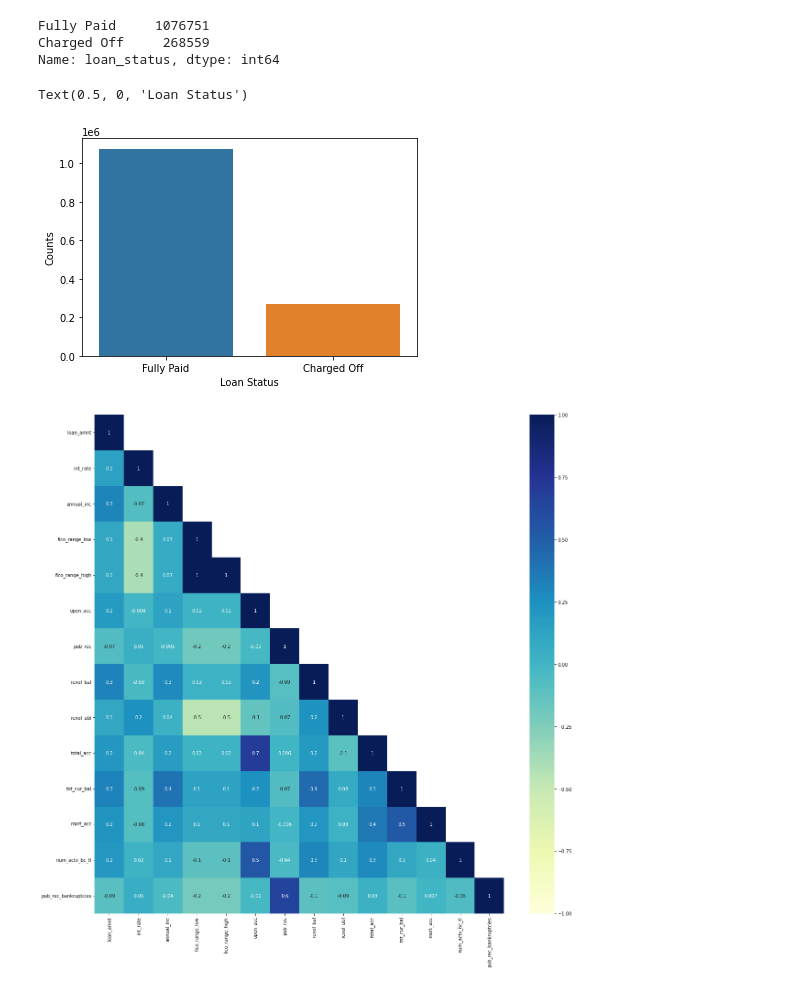
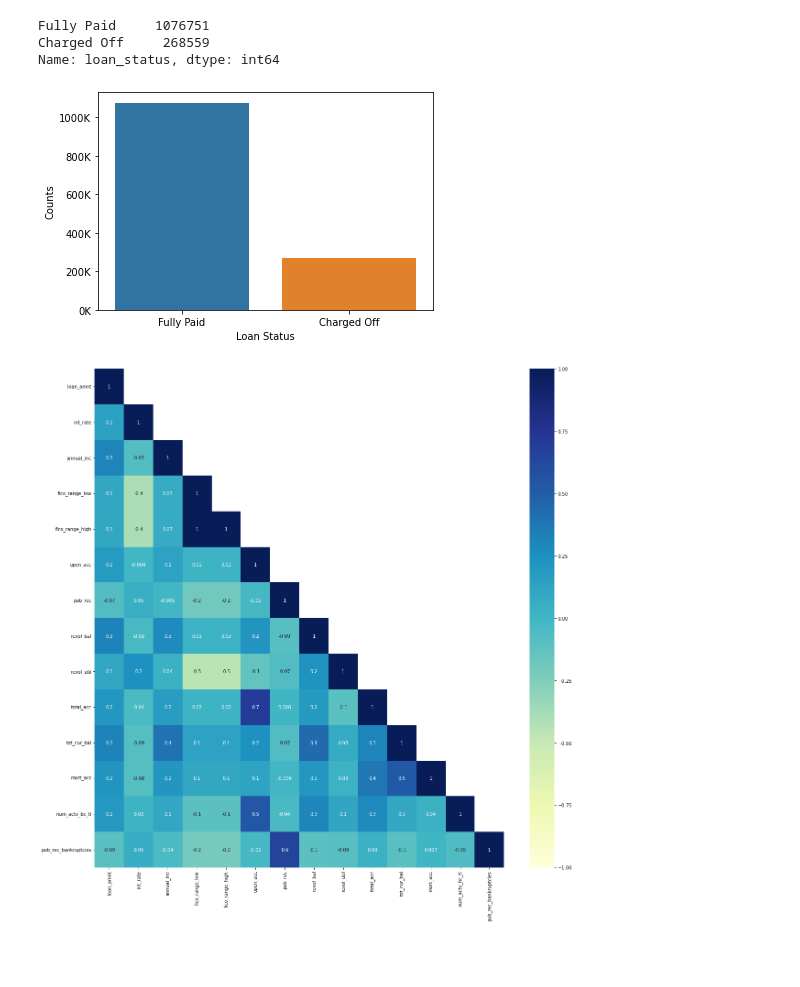
Before and after one commit to claudiatsai/Predict_loan_default, a Jupyter notebook: project_loan_1.ipynb, the cells around one changed output. Cells and saved outputs as stored; diff of their text form; code cells hidden in the pictures; blank space fills up the shorter version.

```diff
--- a/project_loan_1.ipynb
+++ b/project_loan_1.ipynb
@@ -424,0 +84,7 @@ pd.read_csv(filename, usecols=cols).to_csv(r'/Users/claudiatsai/Documents/Flatir
+# %%
+def thousands(tick_val,pos):
+    """adapted from https://dfrieds.com/data-visualizations/how-format-large-tick-values.html"""
+    val = round(tick_val/1000, 1)
+    new_tick_format = '{:.0f}K'.format(val)
+    return new_tick_format
+form = FuncFormatter(thousands)
@@ -499,11 +158,11 @@ Name: loan_status, dtype: int64
 # %%
 loan_status = loan['loan_status'].value_counts()
 ax = sns.barplot(x = loan_status.index, y = loan_status.values)
 ax.set_ylabel('Counts')
 ax.set_xlabel('Loan Status')
+ax.yaxis.set_major_formatter(form)
 # %% [output]
-Text(0.5, 0, 'Loan Status')
-[figure, old version]
+[figure, new version]
 # %%
 '''showed the lower triangular heatmap
 https://datavizpyr.com/how-to-make-lower-triangular-heatmap-with-python/
```
Also changed, not shown: parts of 122 cells of this notebook, 17 other files.
